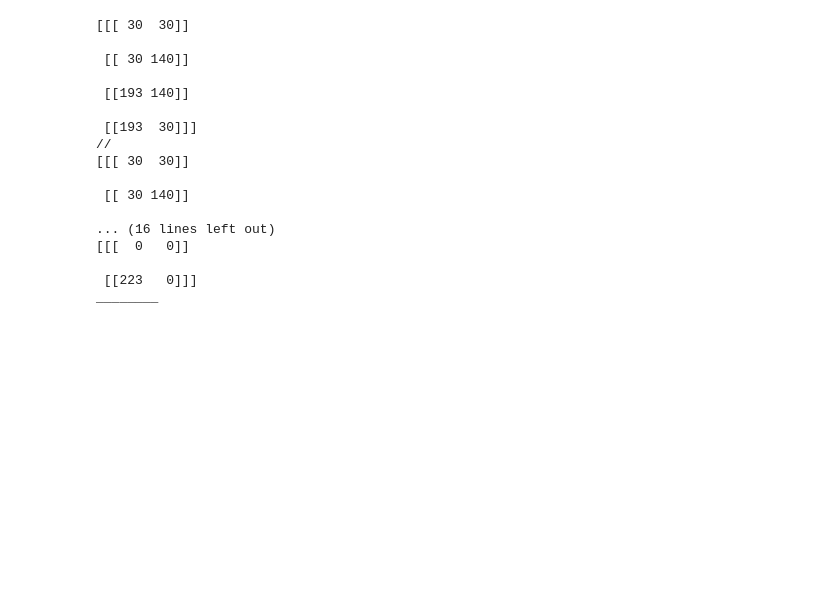
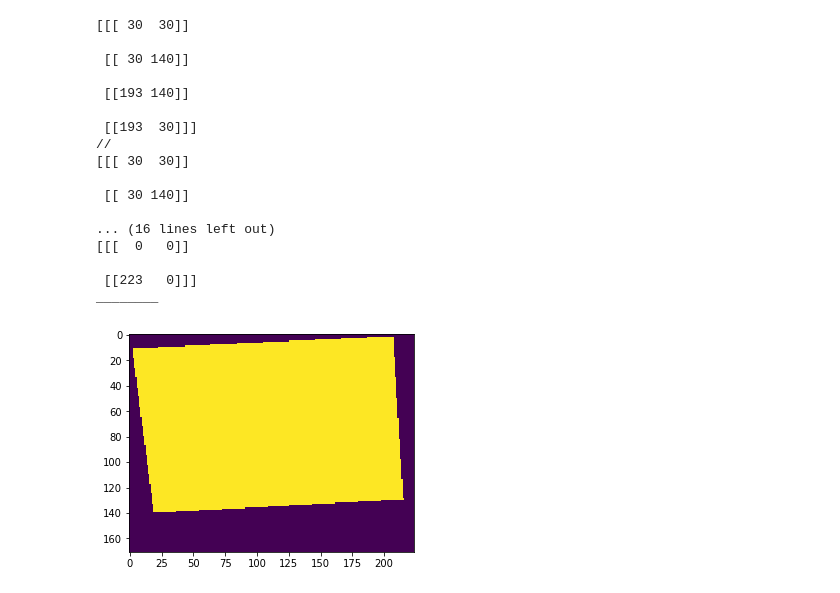
Before and after one commit to jj528s35/HMD_Light_2020, a Jupyter notebook: python/HMD_Light_main.ipynb, the cells around one changed output. Cells and saved outputs as stored; diff of their text form; code cells hidden in the pictures; blank space fills up the shorter version.

```diff
--- a/python/HMD_Light_main.ipynb
+++ b/python/HMD_Light_main.ipynb
@@ -662,3 +740,22 @@ for c in cnts:
 
  [[223   0]]]
 ________
+# %%
+import pylab as plt
+import numpy as np
+from matplotlib.path import Path
+
+width, height=224, 171
+
+polygon=[(129, 215), (140, 19), (11, 2), (1, 207)]
+poly_path=Path(polygon)
+
+x, y = np.mgrid[:height, :width]
+coors=np.hstack((x.reshape(-1, 1), y.reshape(-1,1))) # coors.shape is (4000000,2)
+
+mask = poly_path.contains_points(coors)
+mask= mask.reshape(height, width)
+plt.imshow(mask.astype(np.uint8)*255)
+plt.show()
+# %% [output]
+[figure, added]
```
Also changed, not shown: parts of 10 cells of this notebook.
